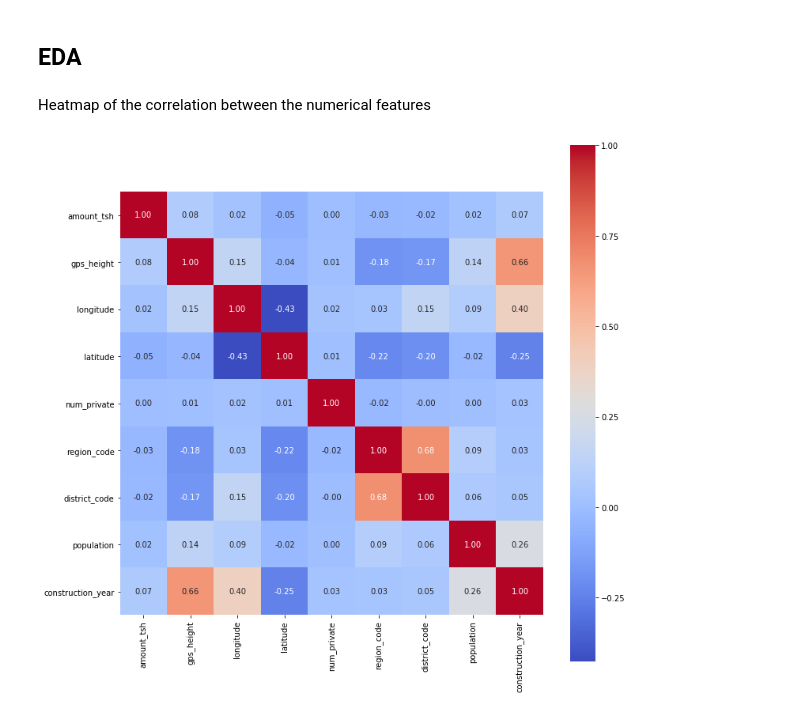
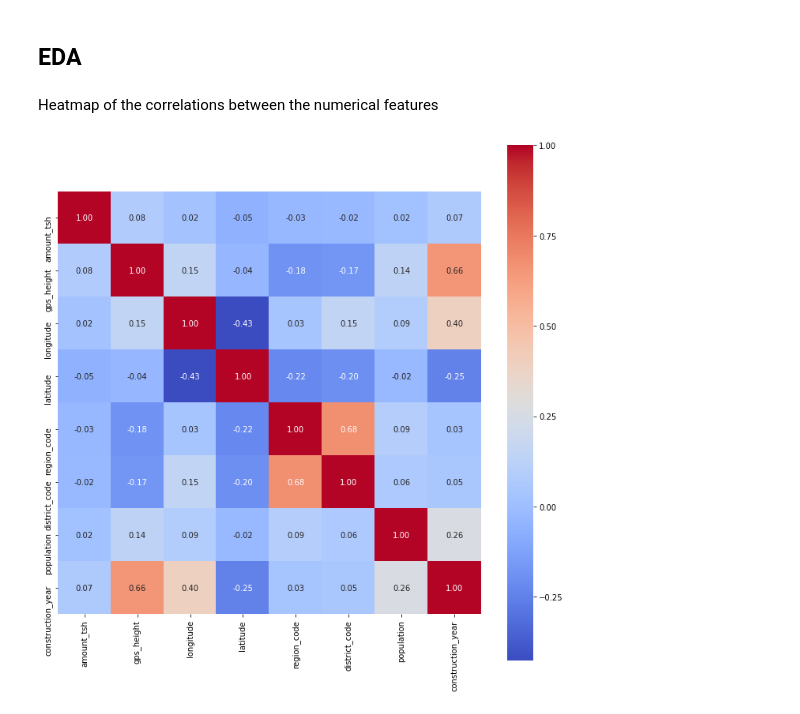
Before and after one commit to rmondini/drivendata-pumpitup, a Jupyter notebook: main.ipynb, the cells around one changed output. Cells and saved outputs as stored; diff of their text form; code cells hidden in the pictures.

```diff
--- a/main.ipynb
+++ b/main.ipynb
@@ -116,10 +126,10 @@ df_train_values.describe().drop(['id'],axis=1)
 # %% [markdown]
 ## EDA
 # %% [markdown]
-Heatmap of the correlation between the numerical features
+Heatmap of the correlations between the numerical features
 # %%
 plt.figure(figsize=(12,12))
-sns.heatmap(df_train_values.drop(['id'],axis=1).corr(), square=True, annot=True, fmt='.2f', cmap='coolwarm')
+sns.heatmap(df_train_values.drop(['id','num_private'],axis=1).corr(), square=True, annot=True, fmt='.2f', cmap='coolwarm')
 plt.show()
 # %% [output]
-[figure, old version]
+[figure, new version]
```
Also changed, not shown: parts of 14 cells of this notebook.
